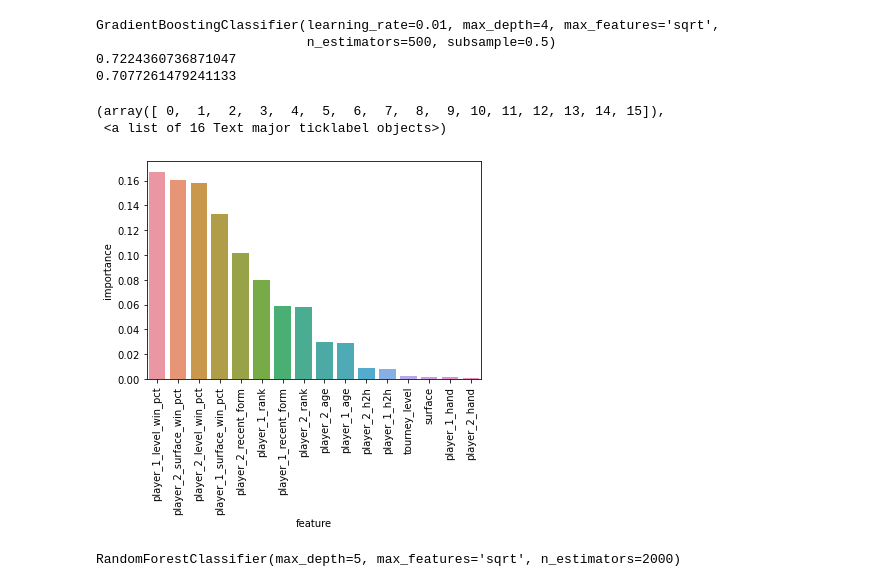
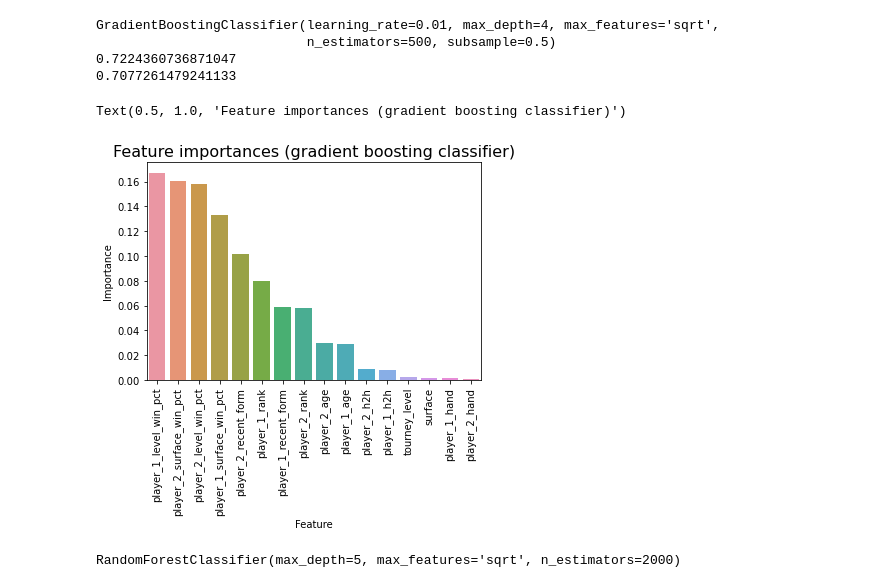
Before and after one commit to nickdevin/Tennis_Predicting, a Jupyter notebook: capstone_final.ipynb, the cells around one changed output. Saved outputs shown, nothing was run; the diff lists cells and outputs as text; code cells hidden in the pictures.

```diff
--- a/capstone_final.ipynb
+++ b/capstone_final.ipynb
@@ -1203,15 +1199,22 @@ feat_imp = sorted(list(zip(X_train_ens.columns, gbc_best.feature_importances_)),
 import seaborn as sns
 import matplotlib.pyplot as plt
 # %%
+# Feature importances as determined by best gbc model
+
+feat_imp = sorted(list(zip(X_train_ens.columns, gbc_best.feature_importances_)), key = lambda x: -x[1])
+
 feat_imp_df = pd.DataFrame({'feature': [x[0] for x in feat_imp],
                             'importance': [x[1] for x in feat_imp]})
 
-bars = sns.barplot(data = feat_imp_df, x = 'feature', y = 'importance')
+sns.barplot(data = feat_imp_df, x = 'feature', y = 'importance')
+
 plt.xticks(rotation = 90)
+plt.xlabel("Feature")
+plt.ylabel("Importance")
+plt.title('Feature importances (gradient boosting classifier)', size = 16)
 # %% [output]
-(array([ 0,  1,  2,  3,  4,  5,  6,  7,  8,  9, 10, 11, 12, 13, 14, 15]),
- <a list of 16 Text major ticklabel objects>)
+Text(0.5, 1.0, 'Feature importances (gradient boosting classifier)')
-[figure, old version]
+[figure, new version]
 # %%
 rfc = RandomForestClassifier(max_features = 'sqrt')
 
```
Also changed, not shown: parts of 148 cells of this notebook.
